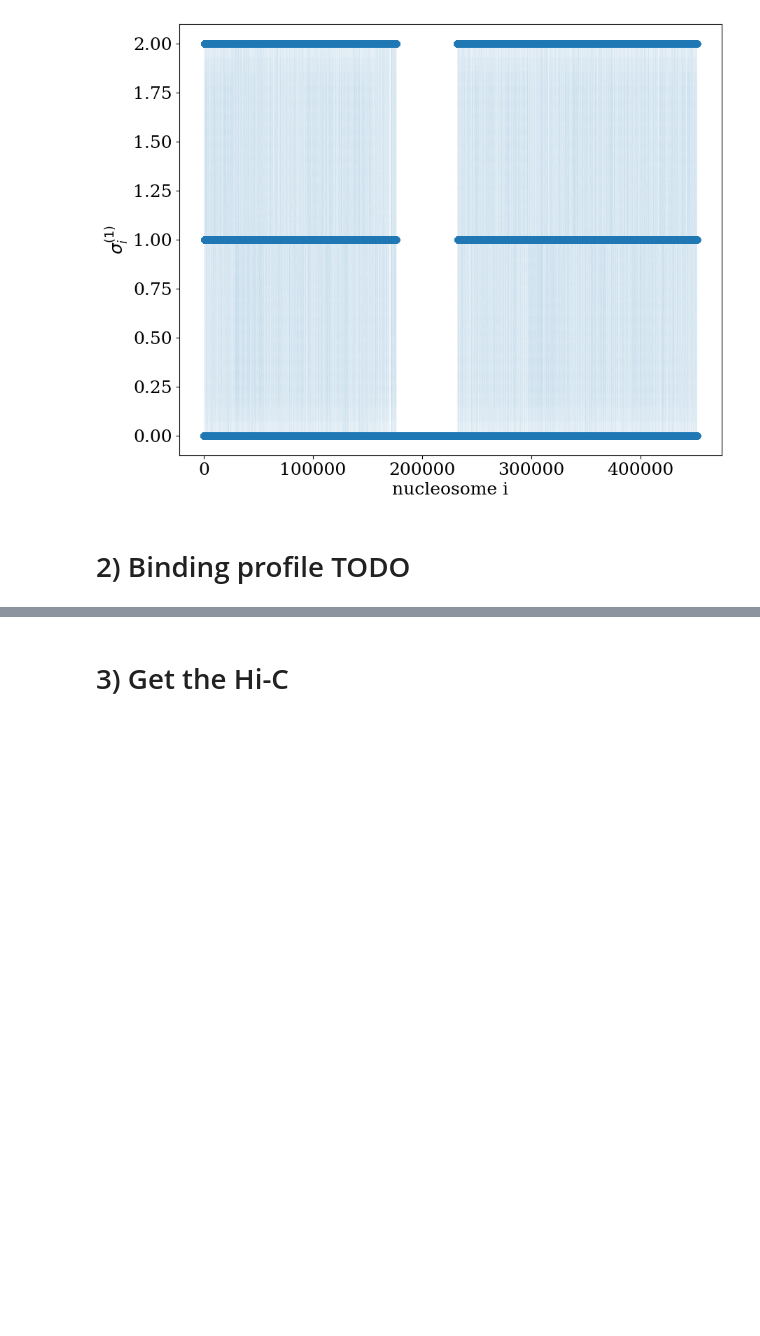
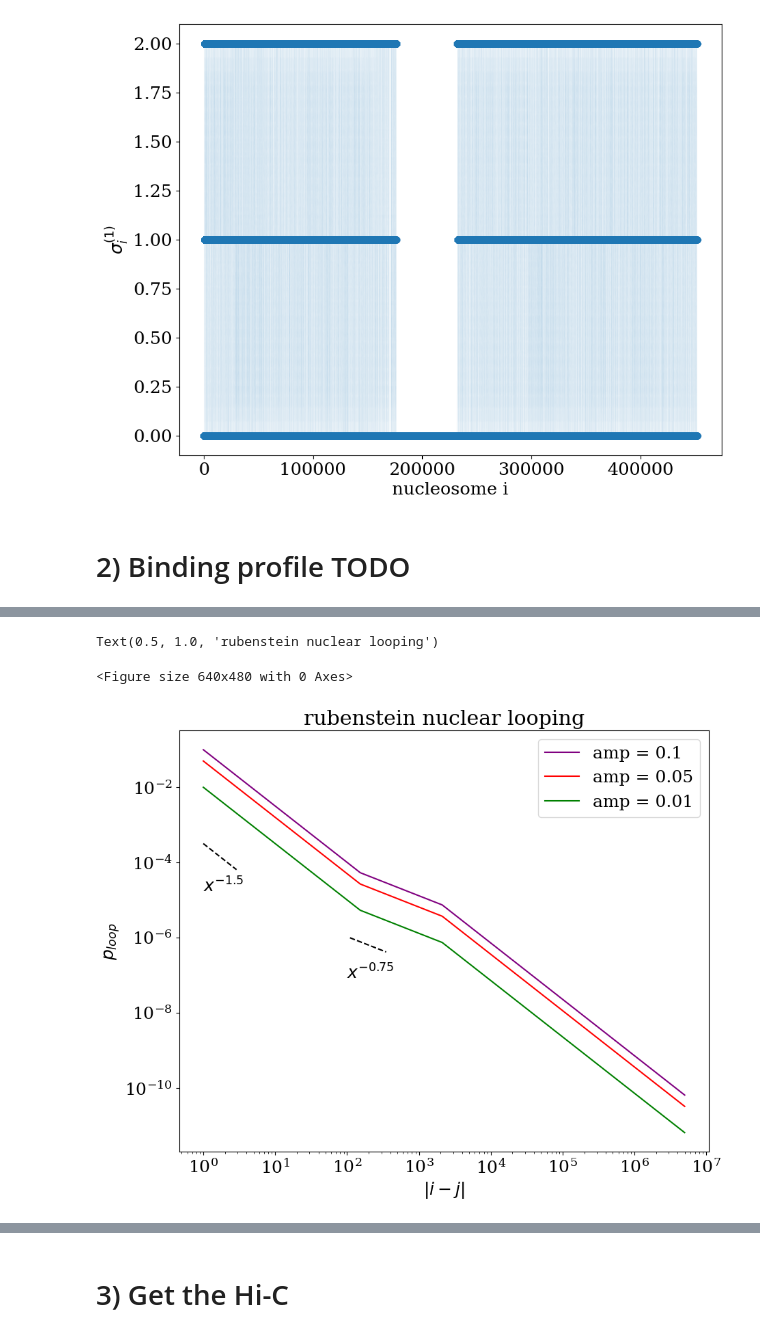
Before and after one commit to tmhabte/wlcsim_membrane, a Jupyter notebook: config_binding/Hi-C_MLP.ipynb, the cells around one changed output, grey strips where cells are left out. Cells and saved outputs as stored; diff of their text form; code cells hidden in the pictures; blank space fills up the shorter version.

```diff
--- a/config_binding/Hi-C_MLP.ipynb
+++ b/config_binding/Hi-C_MLP.ipynb
@@ -134,0 +215,27 @@ Text(0, 0.5, '$\\sigma_i^{(1)}$')
+# %%
+fig = plt.figure()
+plt.figure(figsize=(10,8))
+
+font = {'family' : 'serif',
+        'weight':'normal',
+        'size': 18}
+plt.rc('font', **font)
+
+plt.loglog(np.arange(1, 5e6), calc_p_loop_rubenstein(np.arange(1, 5e6), a=.1), label = "amp = 0.1", color = "purple")
+plt.loglog(np.arange(1, 5e6), calc_p_loop_rubenstein(np.arange(1, 5e6), a=0.05), label = "amp = 0.05", color = "red")
+plt.loglog(np.arange(1, 5e6), calc_p_loop_rubenstein(np.arange(1, 5e6), a=0.01), label = "amp = 0.01", color = "green")
+plt.xlabel(r"$| i - j|$")
+plt.ylabel(r"$p_{loop}$")
+
+x = np.arange(10,30,1)
+xx = np.arange(220000,700000,1)
+plt.plot(x*0.1, 0.01*x**-1.5, linestyle = "--", color = "black")#, label = r"$x^{-1.5}$")
+plt.plot(xx*0.0005, 0.01* xx**-.75, linestyle = "--", color = "black")#, label = r"$x^{-0.75}$")
+plt.text(1,.0016*0.01, r"$x^{-1.5}$")
+plt.text(100,.000008*0.01, r"$x^{-0.75}$")
+plt.legend()
+plt.title("rubenstein nuclear looping")
+# %% [output]
+Text(0.5, 1.0, 'rubenstein nuclear looping')
+<Figure size 640x480 with 0 Axes>
+[figure, added]
```
Also changed, not shown: parts of 11 cells of this notebook.
